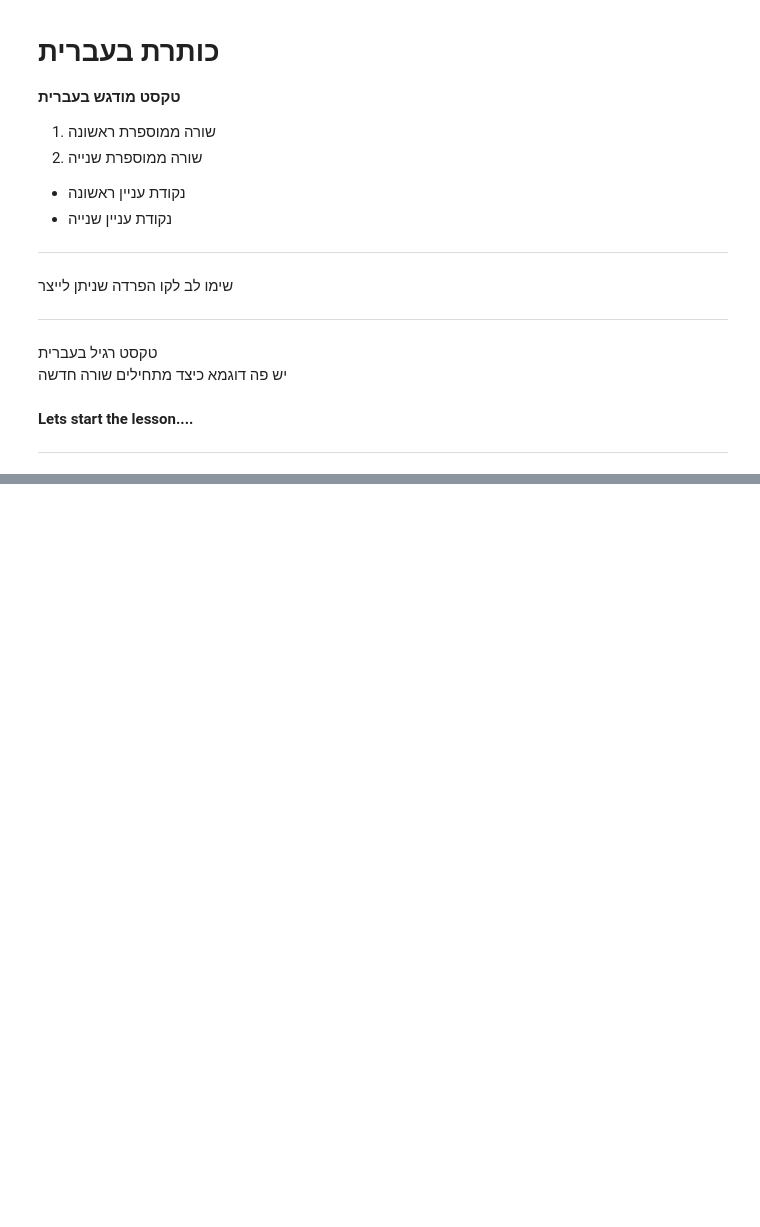
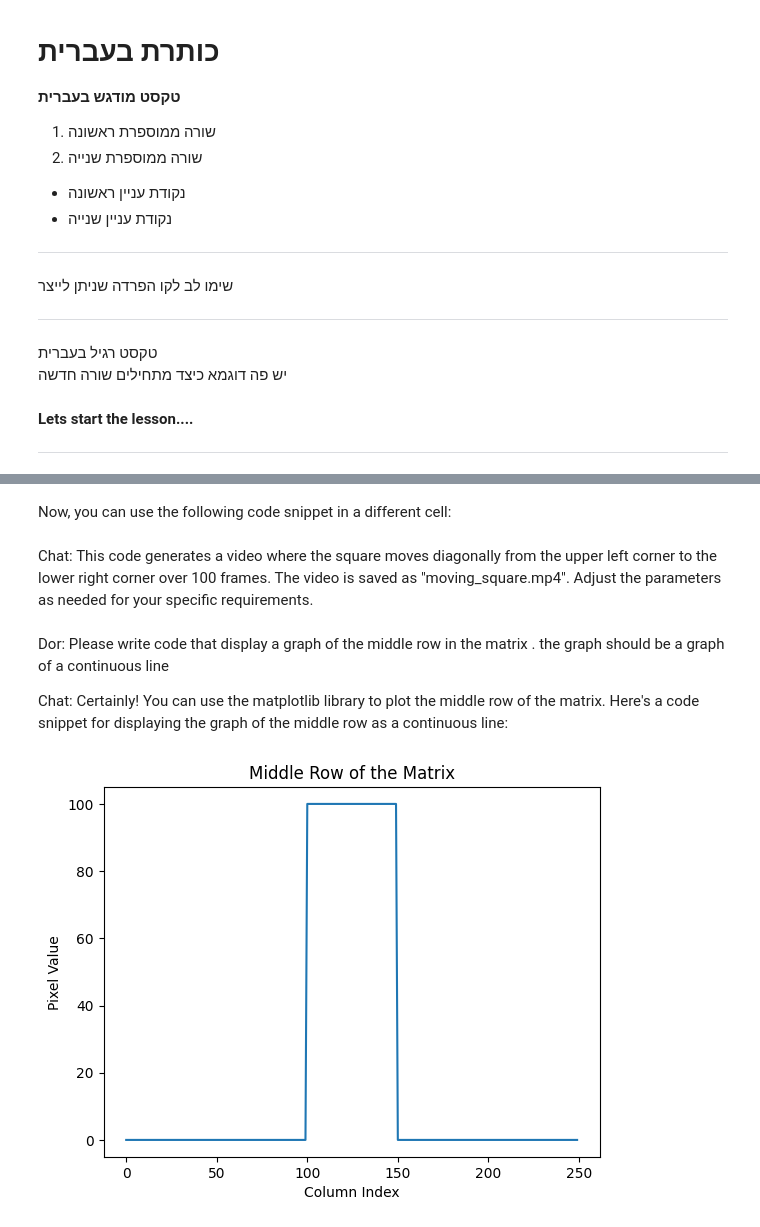
Before and after one commit to DorMm1/DrivingGameProj, a Jupyter notebook: Copy_of_Lesson_01.ipynb, the cells around one changed output, grey strips where cells are left out. Cells and saved outputs as stored; diff of their text form; code cells hidden in the pictures; blank space fills up the shorter version.

```diff
--- a/Copy_of_Lesson_01.ipynb
+++ b/Copy_of_Lesson_01.ipynb
@@ -83,0 +157,2 @@ except ImportError:
+# %% [markdown]
+Now, you can use the following code snippet in a different cell:
@@ -83,0 +193,18 @@ except ImportError:
+# %% [markdown]
+Chat: This code generates a video where the square moves diagonally from the upper left corner to the lower right corner over 100 frames. The video is saved as "moving_square.mp4". Adjust the parameters as needed for your specific requirements.
+# %% [markdown]
+Dor: Please write code that display a graph of the middle row in the matrix . the graph should be a graph of a continuous line
+
+Chat: Certainly! You can use the matplotlib library to plot the middle row of the matrix. Here's a code snippet for displaying the graph of the middle row as a continuous line:
+# %%
+# Get the middle row of the matrix
+middle_row = result_matrix[result_matrix.shape[0] // 2, :]
+
+# Plot the middle row as a continuous line
+plt.plot(middle_row)
+plt.title('Middle Row of the Matrix')
+plt.xlabel('Column Index')
+plt.ylabel('Pixel Value')
+plt.show()
+# %% [output]
+[figure, added]
```
Also changed, not shown: parts of 10 cells of this notebook.
